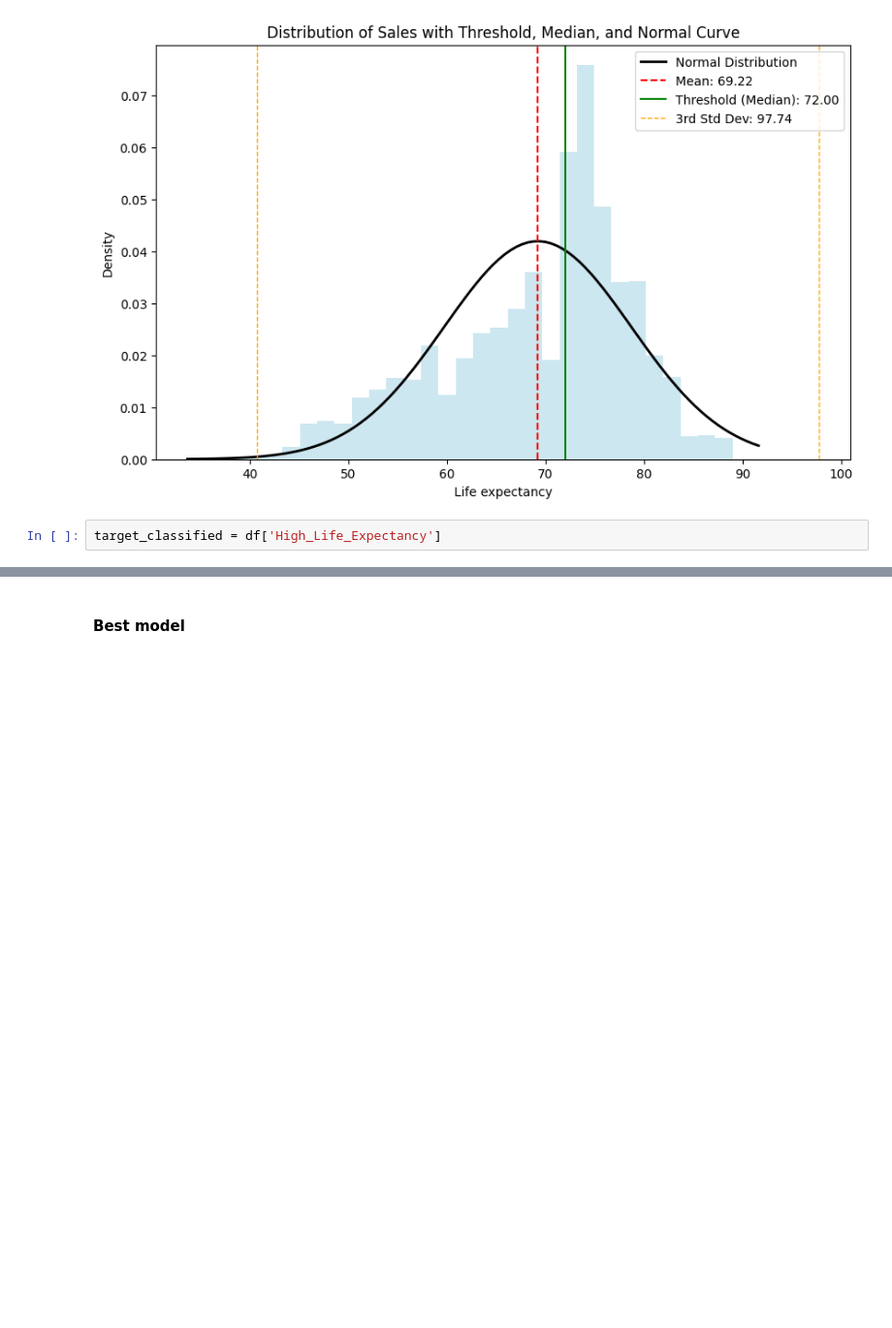
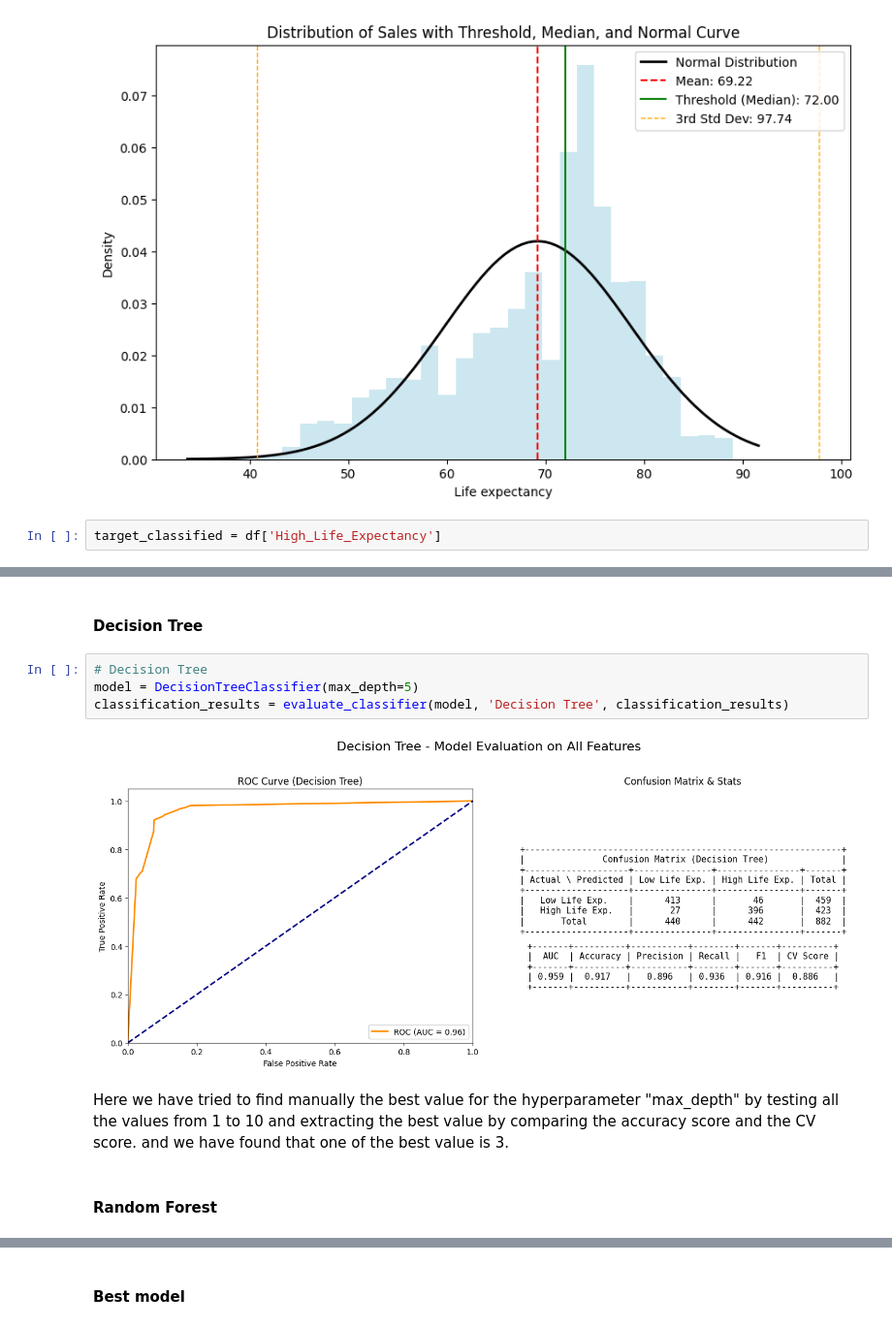
Before and after one commit to davidmarsoni/ml-project, a Jupyter notebook: Mini-Project/Mini-Project DM_ZF.ipynb, the cells around one changed output, grey strips where cells are left out. Shown at 97% size. Drawn from its saved outputs; the diff is of its cells as text; blank space fills up the shorter version.

```diff
--- a/Mini-Project/Mini-Project DM_ZF.ipynb
+++ b/Mini-Project/Mini-Project DM_ZF.ipynb
@@ -656,0 +677,12 @@ Best k for K-Nearest Neighbors: 12
+# %% [markdown]
+#### Decision Tree
+# %%
+# Decision Tree
+model = DecisionTreeClassifier(max_depth=5)
+classification_results = evaluate_classifier(model, 'Decision Tree', classification_results)
+# %% [output]
+[figure, added]
+# %% [markdown]
+Here we have tried to find manually the best value for the hyperparameter "max_depth" by testing all the values from 1 to 10 and extracting the best value by comparing the accuracy score and the CV score. and we have found that one of the best value is 3.
+# %% [markdown]
+#### Random Forest
```
Also changed, not shown: parts of 51 cells of this notebook.
